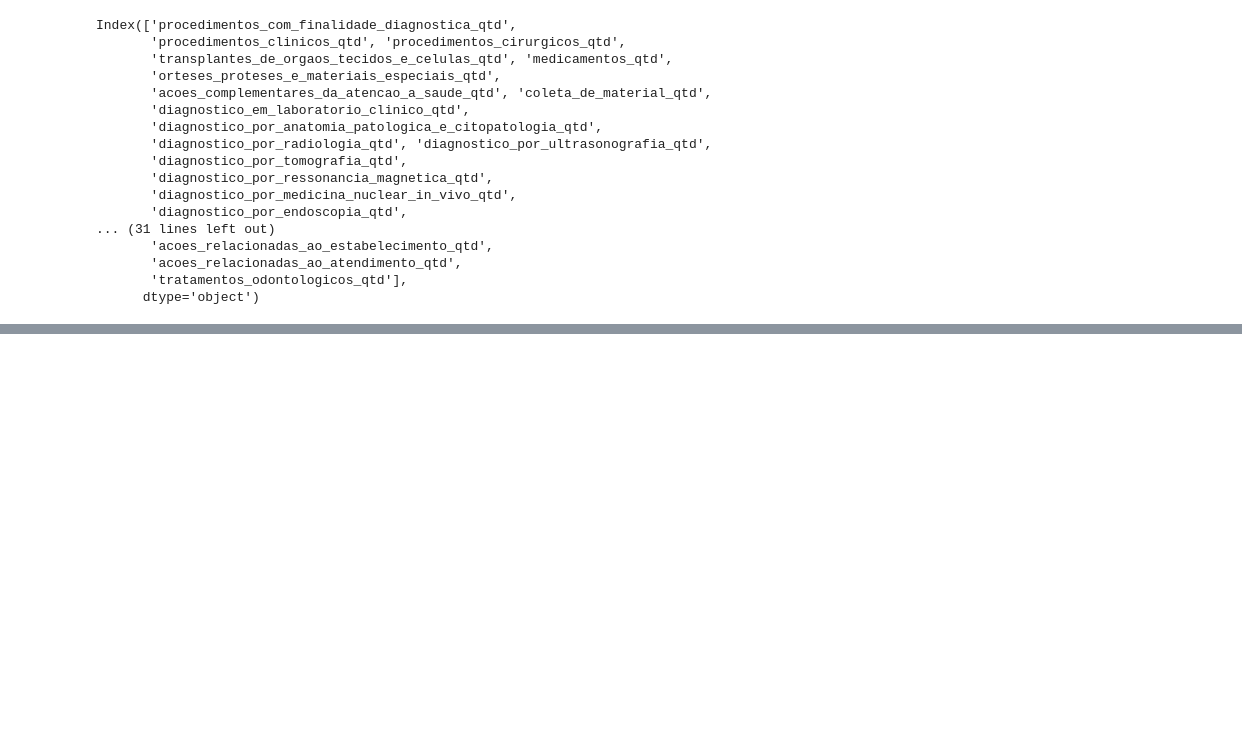
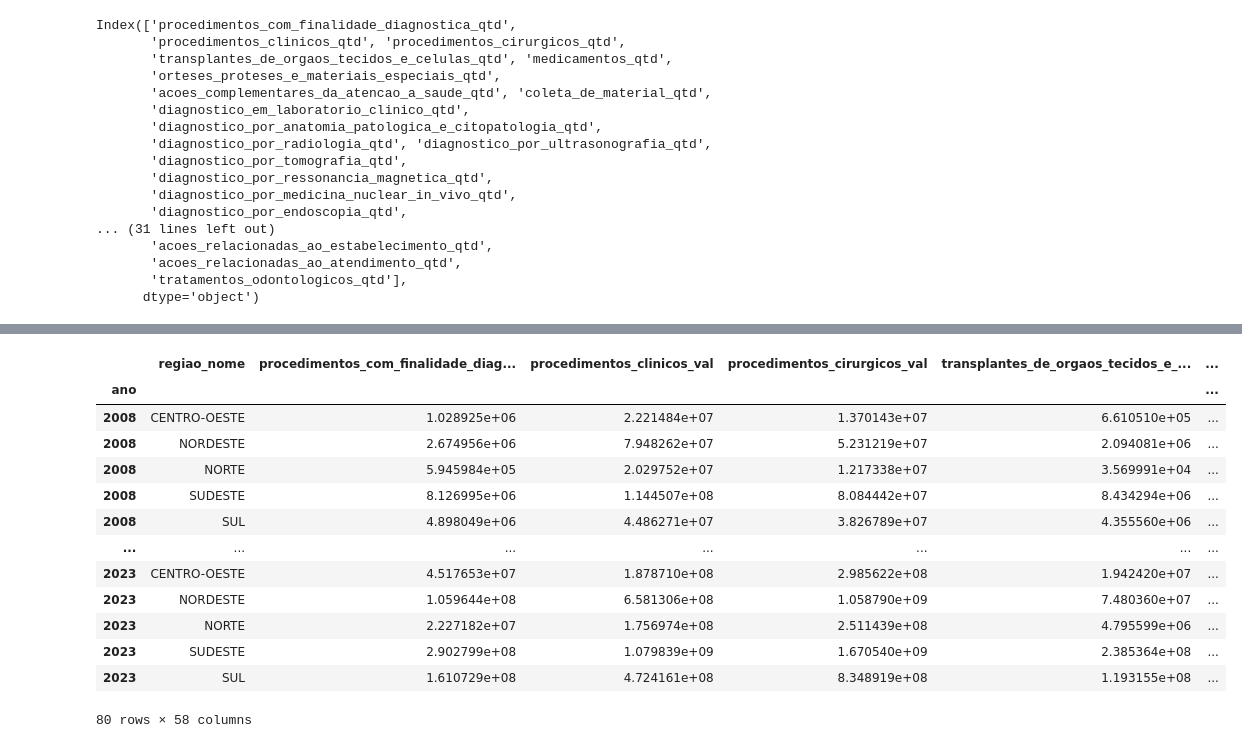
Before and after one commit to linocesar/desafio_ciencia_de_dados, a Jupyter notebook: datasus/notebooks/explorer.ipynb, the cells around one changed output, grey strips where cells are left out. Cells and saved outputs as stored; diff of their text form; code cells hidden in the pictures; blank space fills up the shorter version.

```diff
--- a/datasus/notebooks/explorer.ipynb
+++ b/datasus/notebooks/explorer.ipynb
@@ -228,4 +221,4 @@ Index(['procedimentos_com_finalidade_diagnostica_qtd',
        'tratamentos_odontologicos_qtd'],
       dtype='object')
 # %%
-df_datasus.groupby(['uf', 'ano'], observed=True)[colum_qtd].agg(['cumsum'])
+df_datasus_agrupado_ano_regiao = df_datasus.groupby(['ano', 'regiao_nome'], observed=True).agg({coluna: lambda x: x.sum() for coluna in df_datasus.columns if '_qtd' in coluna or '_val' in coluna}).reset_index()
@@ -233,0 +243,3 @@ KeyError: "Columns not found: 'diagnostico_por_tomografia_qtd', 'cirurgia_do_apa
+# %%
+df_datasus_agrupado_ano_regiao['quantidade_procedimentos_total'] = df_datasus_agrupado_ano_regiao[df_datasus_qtd.columns].agg(['sum'], axis=1)
+df_datasus_agrupado_ano_regiao['valor_procedimentos_total'] = df_datasus_agrupado_ano_regiao[df_datasus_val.columns].agg(['sum'], axis=1)
@@ -233,0 +262,2 @@ KeyError: "Columns not found: 'diagnostico_por_tomografia_qtd', 'cirurgia_do_apa
+# %%
+df_datasus_agrupado_ano_regiao.set_index('ano', inplace=True)
@@ -233,0 +316,17 @@ KeyError: "Columns not found: 'diagnostico_por_tomografia_qtd', 'cirurgia_do_apa
+# %%
+df_datasus_agrupado_ano_regiao.filter(regex='_val|regiao_nome')
+# %% [output]
+|  | regiao_nome | procedimentos_com_finalidade_diag... | procedimentos_clinicos_val | procedimentos_cirurgicos_val | transplantes_de_orgaos_tecidos_e_... | ... |
+| ano |  |  |  |  |  | ... |
+| 2008 | CENTRO-OESTE | 1.028925e+06 | 2.221484e+07 | 1.370143e+07 | 6.610510e+05 | ... |
+| 2008 | NORDESTE | 2.674956e+06 | 7.948262e+07 | 5.231219e+07 | 2.094081e+06 | ... |
+| 2008 | NORTE | 5.945984e+05 | 2.029752e+07 | 1.217338e+07 | 3.569991e+04 | ... |
+| 2008 | SUDESTE | 8.126995e+06 | 1.144507e+08 | 8.084442e+07 | 8.434294e+06 | ... |
+| 2008 | SUL | 4.898049e+06 | 4.486271e+07 | 3.826789e+07 | 4.355560e+06 | ... |
+| ... | ... | ... | ... | ... | ... | ... |
+| 2023 | CENTRO-OESTE | 4.517653e+07 | 1.878710e+08 | 2.985622e+08 | 1.942420e+07 | ... |
+| 2023 | NORDESTE | 1.059644e+08 | 6.581306e+08 | 1.058790e+09 | 7.480360e+07 | ... |
+| 2023 | NORTE | 2.227182e+07 | 1.756974e+08 | 2.511439e+08 | 4.795599e+06 | ... |
+| 2023 | SUDESTE | 2.902799e+08 | 1.079839e+09 | 1.670540e+09 | 2.385364e+08 | ... |
+| 2023 | SUL | 1.610729e+08 | 4.724161e+08 | 8.348919e+08 | 1.193155e+08 | ... |
+80 rows × 58 columns
```
Also changed, not shown: parts of 18 cells of this notebook.
